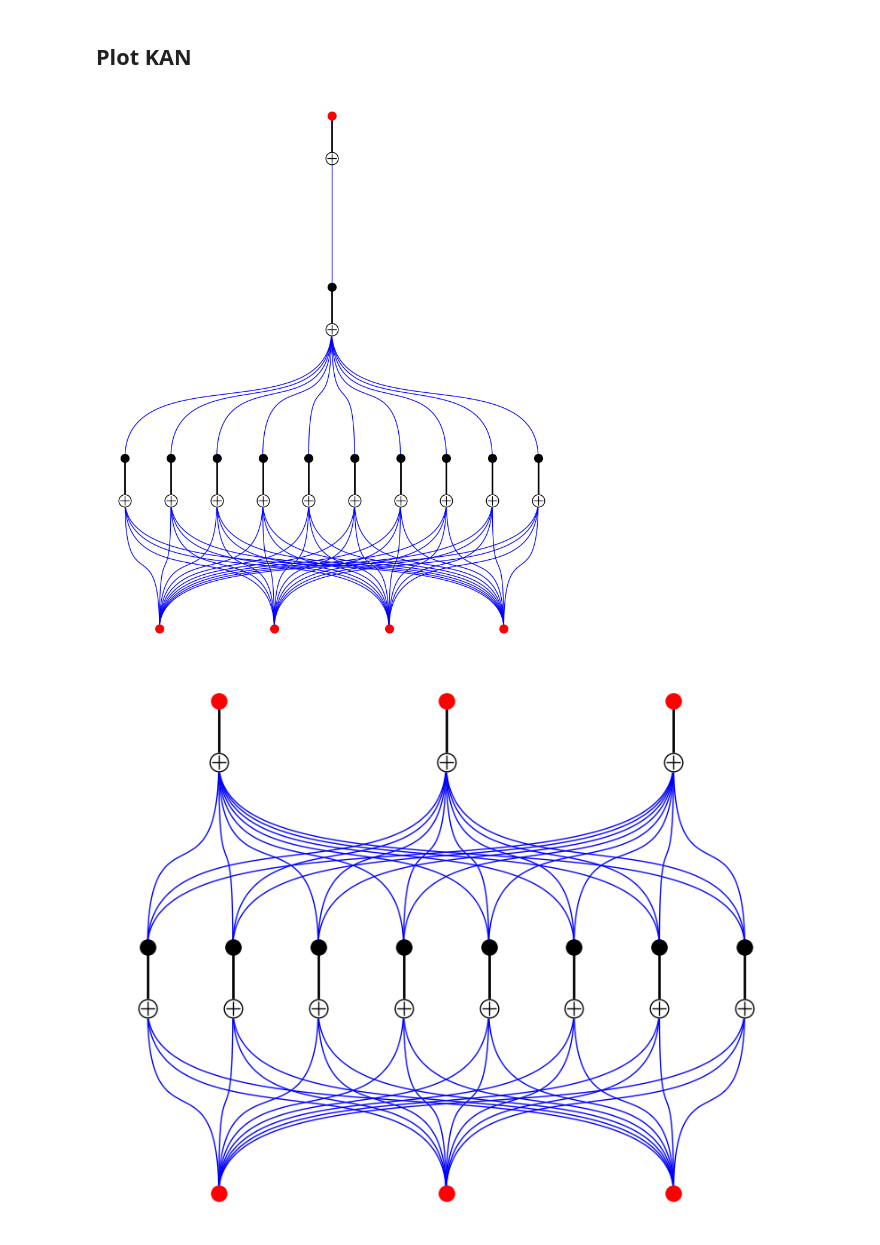
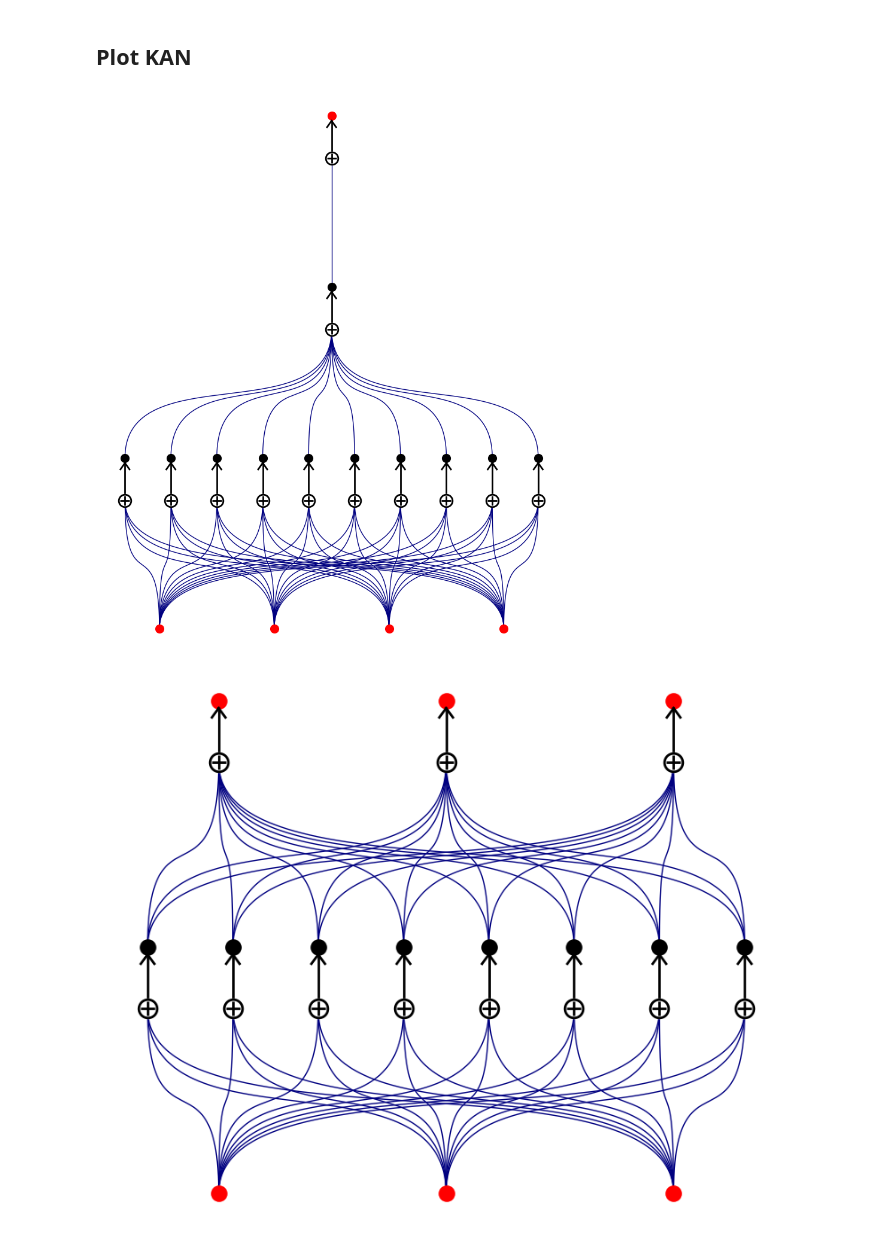
Before and after one commit to ch-tung/Randomwave_ML, a Jupyter notebook: generative_NN/KAN/Figure_KAN_architecture.ipynb, the cells around one changed output. Saved outputs shown, nothing was run; the diff lists cells and outputs as text; code cells hidden in the pictures.

Commit message:
visualize KAN architecture

```diff
--- a/generative_NN/KAN/Figure_KAN_architecture.ipynb
+++ b/generative_NN/KAN/Figure_KAN_architecture.ipynb
@@ -232,12 +242,24 @@ def plot_kan(kan_to_plot, scale = 0.99, color_input = 'r', color_output = 'r', c
                     j = width[l + 1][0] + mult_id
                     current_mult_arity -= 1
                 plt.plot([1 / (2 * n_in) + i / n_in, 1 / (2 * n_out) + j / n_out], [l * (y0 + z0) + y0, (l + 1) * (y0 + z0)], color='black', lw=2 * scale)
+                # Add arrowhead
+                arrow_length = 0.02 * scale
+                arrow_angle = np.pi / 6
+                dx = 1 / (2 * n_out) + j / n_out - (1 / (2 * n_in) + i / n_in)
+                dy = (l + 1) * (y0 + z0) - (l * (y0 + z0) + y0)
+                angle = np.arctan2(dy, dx)
+                x1 = 1 / (2 * n_out) + j / n_out - arrow_length * np.cos(angle - arrow_angle)
+                y1 = (l + 1) * (y0 + z0) - arrow_length * np.sin(angle - arrow_angle) - 0.01 * scale
+                x2 = 1 / (2 * n_out) + j / n_out - arrow_length * np.cos(angle + arrow_angle)
+                y2 = (l + 1) * (y0 + z0) - arrow_length * np.sin(angle + arrow_angle) - 0.01 * scale
+                plt.plot([1 / (2 * n_out) + j / n_out, x1], [(l + 1) * (y0 + z0)-0.012, y1], color='black', lw=2 * scale, zorder=100)
+                plt.plot([1 / (2 * n_out) + j / n_out, x2], [(l + 1) * (y0 + z0)-0.012, y2], color='black', lw=2 * scale, zorder=100)
 
             N = n = width_out[l + 1]
             for j in range(n):
-                plt.plot(1 / (2 * n) + j / n, (l + 1) * (y0 + z0) - z0, 'ow', fillstyle='full', ms=15* scale)
-                plt.plot(1 / (2 * n) + j / n, (l + 1) * (y0 + z0) - z0, 'ok', fillstyle='none', ms=15* scale)
-                plt.plot(1 / (2 * n) + j / n, (l + 1) * (y0 + z0) - z0, '+k', fillstyle='none', ms=12* scale)
+                plt.plot(1 / (2 * n) + j / n, (l + 1) * (y0 + z0) - z0, 'ow', fillstyle='full', ms=15* scale, markeredgewidth=2)
+                plt.plot(1 / (2 * n) + j / n, (l + 1) * (y0 + z0) - z0, 'ok', fillstyle='none', ms=15* scale, markeredgewidth=2)
+                plt.plot(1 / (2 * n) + j / n, (l + 1) * (y0 + z0) - z0, '+k', fillstyle='none', ms=12* scale, markeredgewidth=2)
 
             plt.xlim(0, 1)
             plt.ylim(-0.1 * (y0 + z0), (neuron_depth - 1 + 0.1) * (y0 + z0))
@@ -245,8 +267,8 @@ def plot_kan(kan_to_plot, scale = 0.99, color_input = 'r', color_output = 'r', c
 
     plt.show()
 # %%
-plot_kan(model_KAN.kan)
-plot_kan(model_KAN.kan_aug)
+plot_kan(model_KAN.kan, color_f='navy')
+plot_kan(model_KAN.kan_aug, color_f='navy')
 # %% [output]
-[figure, old version]
+[figure, new version]
-[figure, old version]
+[figure, new version]
```
Also changed, not shown: parts of 1 cell of this notebook.
